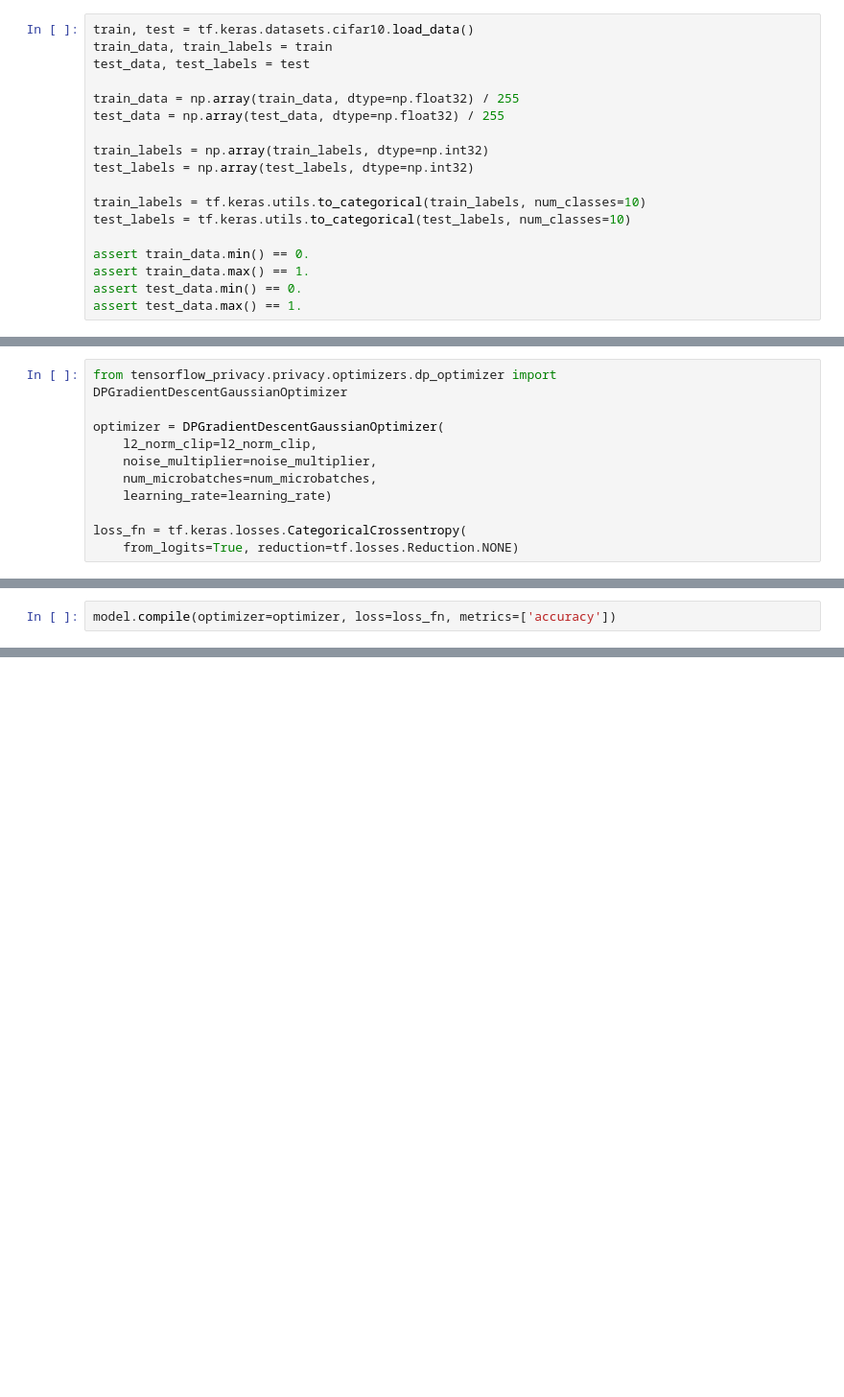
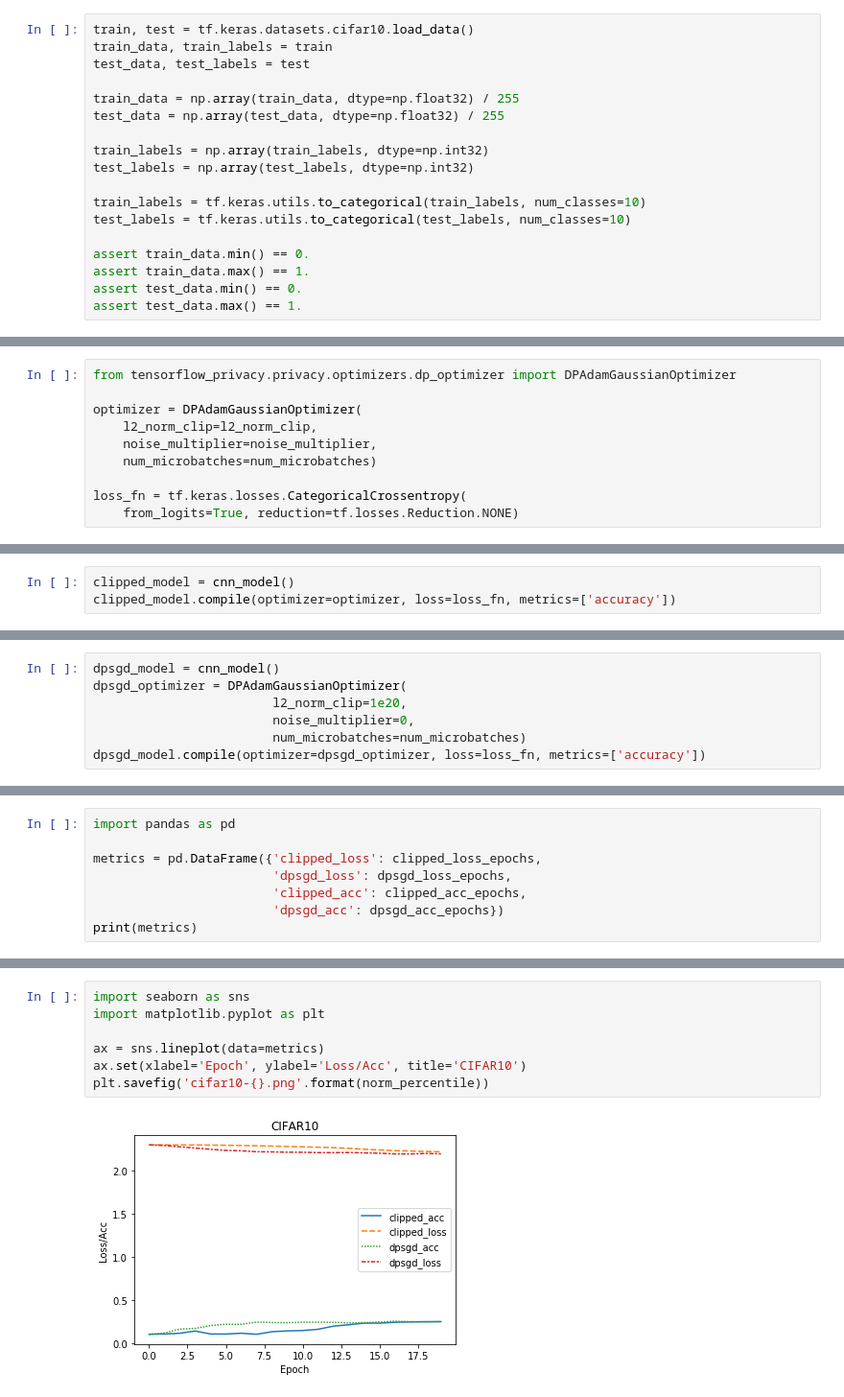
Before and after one commit to qinghao1/gradient, a Jupyter notebook: main.ipynb, the cells around one changed output, grey strips where cells are left out. Shown at 96% size. Drawn from its saved outputs; the diff is of its cells as text; blank space fills up the shorter version.

```diff
--- a/main.ipynb
+++ b/main.ipynb
@@ -115,11 +109,10 @@ None
 # %%
-from tensorflow_privacy.privacy.optimizers.dp_optimizer import DPGradientDescentGaussianOptimizer
+from tensorflow_privacy.privacy.optimizers.dp_optimizer import DPAdamGaussianOptimizer
 
-optimizer = DPGradientDescentGaussianOptimizer(
+optimizer = DPAdamGaussianOptimizer(
     l2_norm_clip=l2_norm_clip,
     noise_multiplier=noise_multiplier,
-    num_microbatches=num_microbatches,
-    learning_rate=learning_rate)
+    num_microbatches=num_microbatches)
 
 loss_fn = tf.keras.losses.CategoricalCrossentropy(
     from_logits=True, reduction=tf.losses.Reduction.NONE)
@@ -126,2 +150,3 @@ loss_fn = tf.keras.losses.CategoricalCrossentropy(
 # %%
-model.compile(optimizer=optimizer, loss=loss_fn, metrics=['accuracy'])
+clipped_model = cnn_model()
+clipped_model.compile(optimizer=optimizer, loss=loss_fn, metrics=['accuracy'])
@@ -133,2 +210,9 @@ num_batches = private_data.shape[0] // batch_size
+# %%
+dpsgd_model = cnn_model()
+dpsgd_optimizer = DPAdamGaussianOptimizer(
+                        l2_norm_clip=1e20,
+                        noise_multiplier=0,
+                        num_microbatches=num_microbatches)
+dpsgd_model.compile(optimizer=dpsgd_optimizer, loss=loss_fn, metrics=['accuracy'])
 # %%
 # Iterate over epochs.
@@ -168,0 +271,8 @@ RuntimeError: __iter__() is only supported inside of tf.function or when eager e
+# %%
+import pandas as pd
+
+metrics = pd.DataFrame({'clipped_loss': clipped_loss_epochs,
+                        'dpsgd_loss': dpsgd_loss_epochs,
+                        'clipped_acc': clipped_acc_epochs,
+                        'dpsgd_acc': dpsgd_acc_epochs})
+print(metrics)
@@ -168,0 +297,9 @@ RuntimeError: __iter__() is only supported inside of tf.function or when eager e
+# %%
+import seaborn as sns
+import matplotlib.pyplot as plt
+
+ax = sns.lineplot(data=metrics)
+ax.set(xlabel='Epoch', ylabel='Loss/Acc', title='CIFAR10')
+plt.savefig('cifar10-{}.png'.format(norm_percentile))
+# %% [output]
+[figure, added]
```
Also changed, not shown: parts of 23 cells of this notebook, 13 other files.
